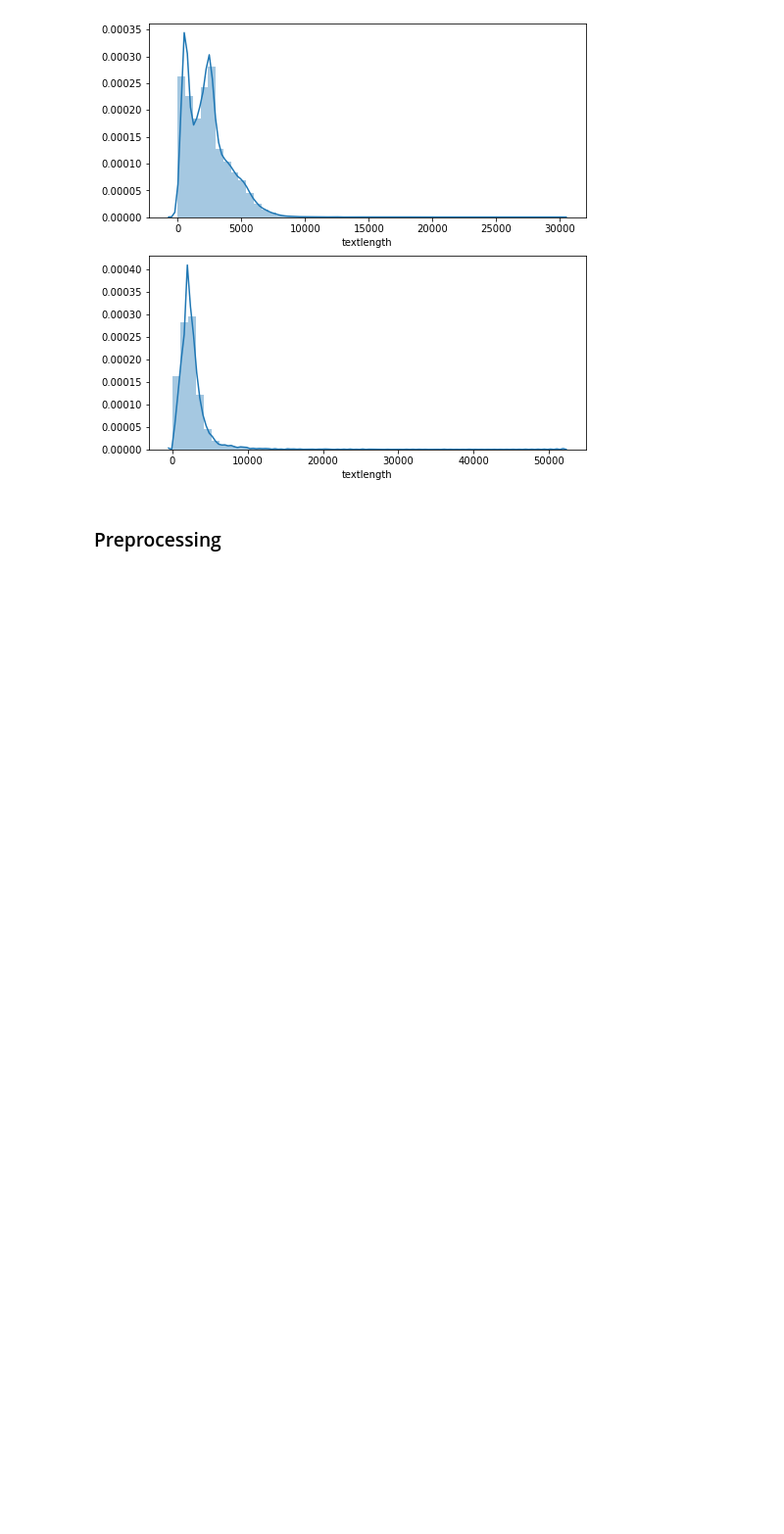
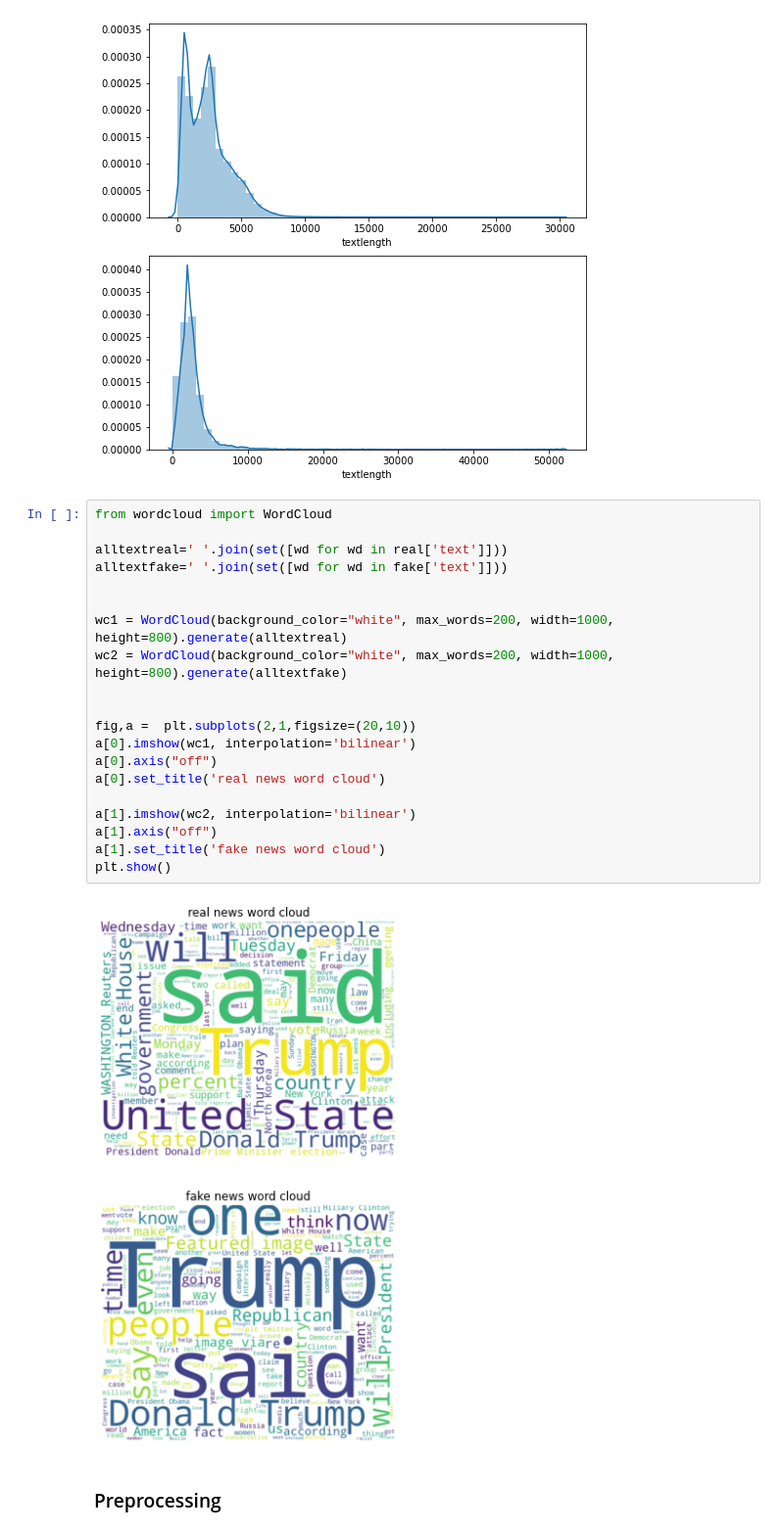
Before and after one commit to iasnobmatsu/COMP-562-Final-Project, a Jupyter notebook: models.ipynb, the cells around one changed output. Shown: that part at 98% size. Drawn from its saved outputs; the diff is of its cells as text; blank space fills up the shorter version.

```diff
--- a/models.ipynb
+++ b/models.ipynb
@@ -93,6 +93,28 @@ sns.distplot(fake['textlength'], ax=a[1])
 # %% [output]
 <matplotlib.axes._subplots.AxesSubplot at 0x...>
 [figure]
+# %%
+from wordcloud import WordCloud
+
+alltextreal=' '.join(set([wd for wd in real['text']]))
+alltextfake=' '.join(set([wd for wd in fake['text']]))
+
+
+wc1 = WordCloud(background_color="white", max_words=200, width=1000, height=800).generate(alltextreal)
+wc2 = WordCloud(background_color="white", max_words=200, width=1000, height=800).generate(alltextfake)
+
+
+fig,a =  plt.subplots(2,1,figsize=(20,10))
+a[0].imshow(wc1, interpolation='bilinear')
+a[0].axis("off")
+a[0].set_title('real news word cloud')
+
+a[1].imshow(wc2, interpolation='bilinear')
+a[1].axis("off")
+a[1].set_title('fake news word cloud')
+plt.show()
+# %% [output]
+[figure, added]
 # %% [markdown]
 ### Preprocessing
 # %% [markdown]
```
Also changed, not shown: parts of 9 cells of this notebook, 10 other files.
